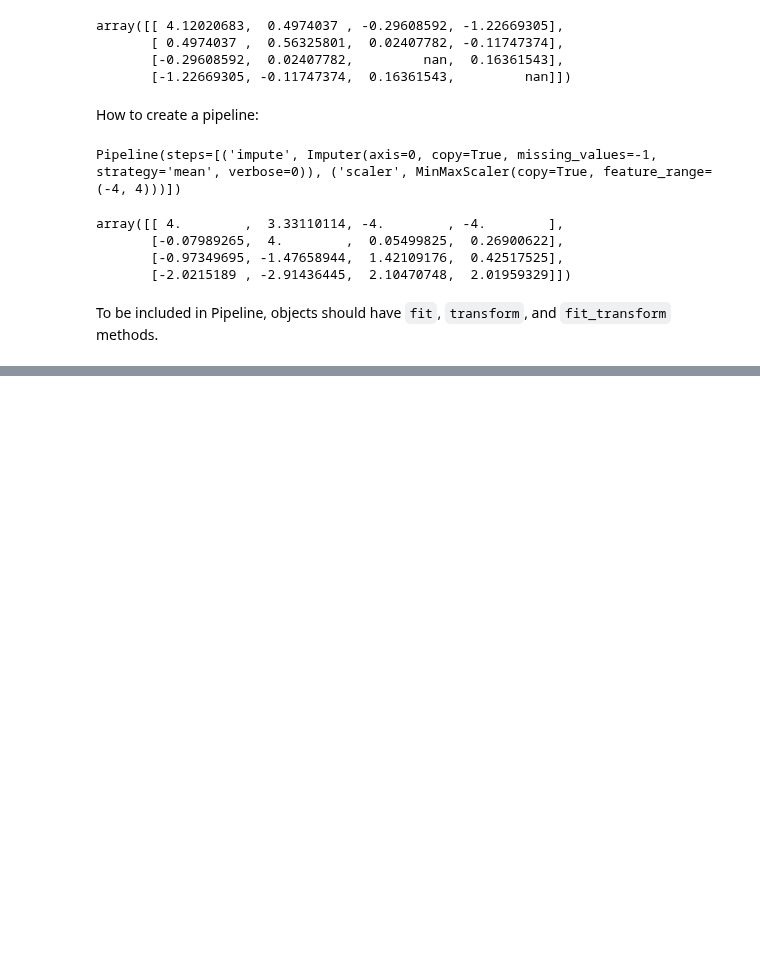
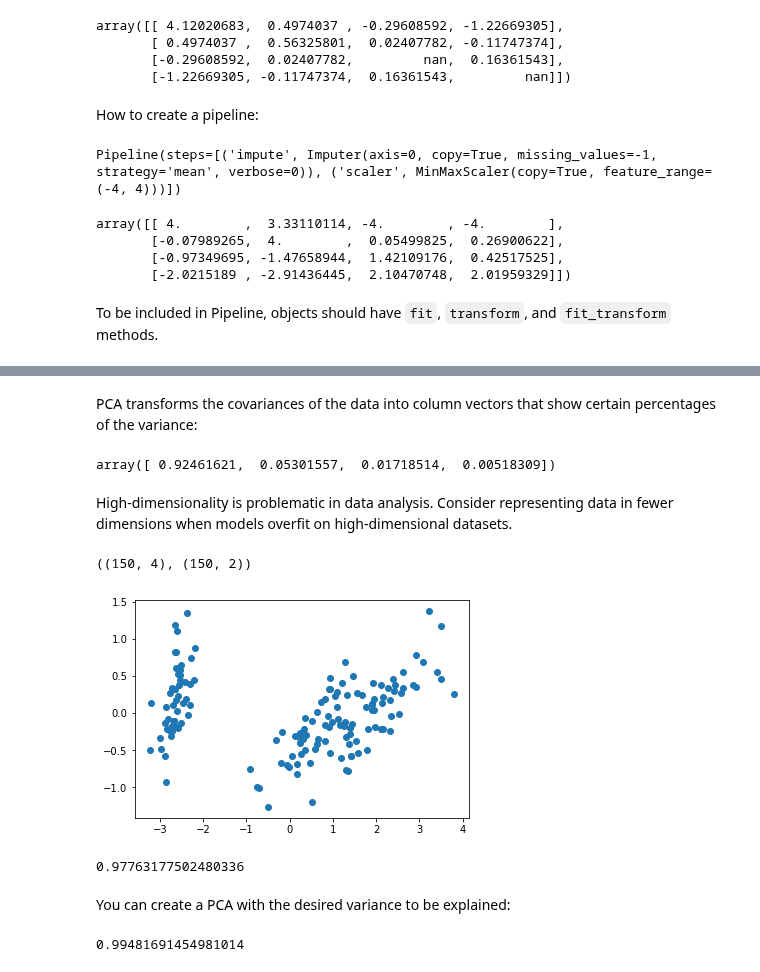
Before and after one commit to rvernagus/data-science-notebooks, a Jupyter notebook: scikit-learn/Preparing Data.ipynb, the cells around one changed output, grey strips where cells are left out. Cells and saved outputs as stored; diff of their text form; code cells hidden in the pictures; blank space fills up the shorter version.

Commit message:
Add PCA section to Preparing Data

```diff
--- a/scikit-learn/Preparing Data.ipynb
+++ b/scikit-learn/Preparing Data.ipynb
@@ -351,0 +352,3 @@ To be included in Pipeline, objects should have `fit`, `transform`, and `fit_tra
+# %%
+iris = datasets.load_iris()
+iris_X = iris.data
@@ -351,0 +377,30 @@ To be included in Pipeline, objects should have `fit`, `transform`, and `fit_tra
+# %% [markdown]
+PCA transforms the covariances of the data into column vectors that show certain percentages of the variance:
+# %%
+pca.explained_variance_ratio_
+# %% [output]
+array([ 0.92461621,  0.05301557,  0.01718514,  0.00518309])
+# %% [markdown]
+High-dimensionality is problematic in data analysis. Consider representing data in fewer dimensions when models overfit on high-dimensional datasets.
+# %%
+pca = decomposition.PCA(n_components=2)
+iris_X_prime = pca.fit_transform(iris_X)
+iris_X.shape, iris_X_prime.shape
+# %% [output]
+((150, 4), (150, 2))
+# %%
+plt.scatter(iris_X_prime[:, :1], iris_X_prime[:, 1:2]);
+# %% [output]
+[figure, added]
+# %%
+pca.explained_variance_ratio_.sum()
+# %% [output]
+0.97763177502480336
+# %% [markdown]
+You can create a PCA with the desired variance to be explained:
+# %%
+pca = decomposition.PCA(n_components=.98)
+iris_X_prime = pca.fit(iris_X)
+pca.explained_variance_ratio_.sum()
+# %% [output]
+0.99481691454981014
```
Also changed, not shown: parts of 3 cells of this notebook.
